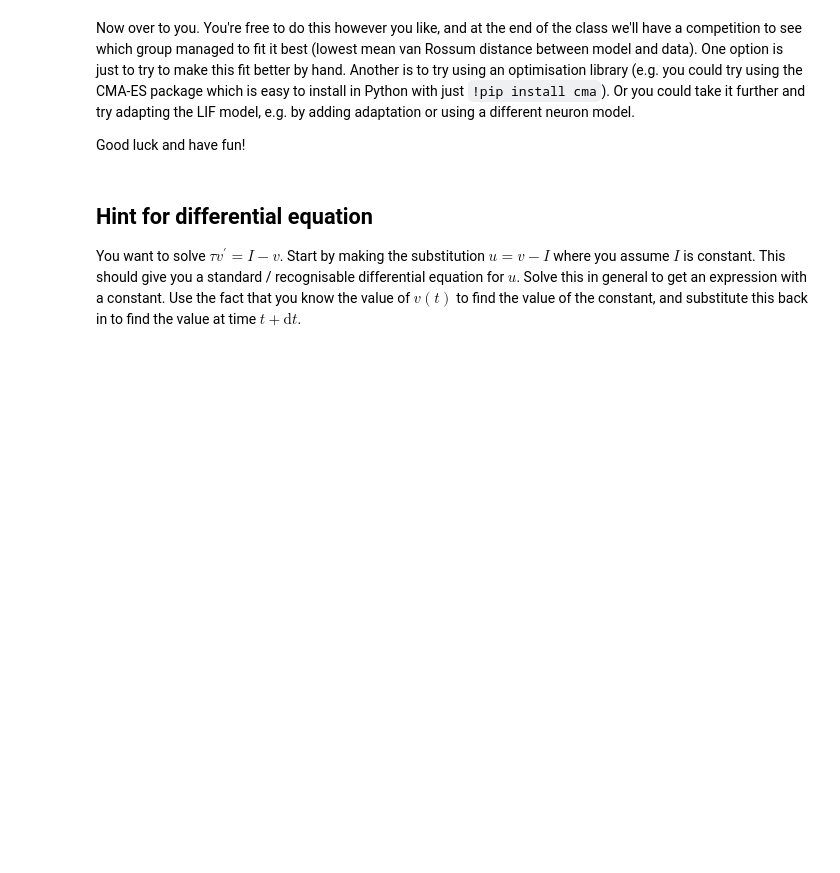
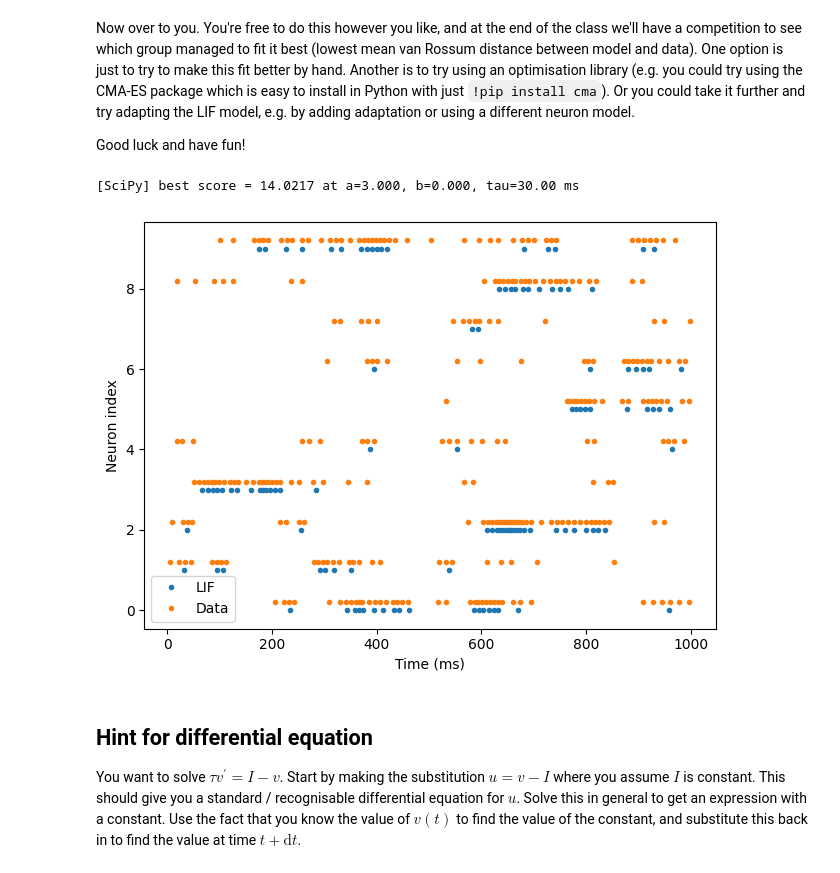
Before and after one commit to danica-yang-star/neurons, a Jupyter notebook: w1-neurons/w1-neurons.ipynb, the cells around one changed output. Drawn from its saved outputs; the diff is of its cells as text; code cells hidden in the pictures; blank space fills up the shorter version.

```diff
--- a/w1-neurons/w1-neurons.ipynb
+++ b/w1-neurons/w1-neurons.ipynb
@@ -194,6 +194,51 @@ eval_LIF(state_I, spike_t, spike_i, a=3, b=0, tau_ms=50, do_plot=True)
 Now over to you. You're free to do this however you like, and at the end of the class we'll have a competition to see which group managed to fit it best (lowest mean van Rossum distance between model and data). One option is just to try to make this fit better by hand. Another is to try using an optimisation library (e.g. you could try using the CMA-ES package which is easy to install in Python with just ``!pip install cma``). Or you could take it further and try adapting the LIF model, e.g. by adding adaptation or using a different neuron model.
 
 Good luck and have fun!
+# %%
+import numpy as np
+
+def LIF(I, tau=10.0, threshold=1.0, reset=0.0, dt=0.1, V0=0.0):
+    """
+    I : 1D numpy array, I[k] = I(k*dt)
+    tau (ms), threshold, reset, dt (ms)
+    returns: V_rec (len(I)), spike_times (in ms)
+    """
+    num_steps = len(I)
+    V_rec = np.zeros(num_steps)
+    spikes = []
+    V = V0
+    alpha = np.exp(-dt / tau)  # exact update factor
+
+    for k in range(num_steps):
+        V_rec[k] = V
+        V = V * alpha + I[k] * (1.0 - alpha)   # V_{k+1} = V_k e^{-dt/tau} + I_k(1-e^{-dt/tau})
+        if V > threshold:
+            spikes.append((k + 1) * dt)        # spike at end of step
+            V = reset
+    return V_rec, np.array(spikes)
+
+!pip -q install scipy
+from scipy.optimize import minimize
+
+# 目标函数：最小化 mean van Rossum distance
+def objective(x):
+    log_tau, a, b = x
+    tau_ms = float(np.exp(log_tau))   # 保证 tau>0
+    return eval_LIF(state_I, spike_t, spike_i, a=a, b=b, tau_ms=tau_ms, do_plot=False)
+
+x0 = np.array([np.log(30.0), 3.0, 0.0])                 # 初始点
+bounds = [(np.log(3.0), np.log(300.0)), (0.0, 10.0), (-5.0, 5.0)]  # 合理范围
+
+res = minimize(objective, x0, method='L-BFGS-B', bounds=bounds, options=dict(maxiter=200))
+opt_log_tau, opt_a, opt_b = res.x
+opt_tau = float(np.exp(opt_log_tau))
+print(f"[SciPy] best score = {res.fun:.4f} at a={opt_a:.3f}, b={opt_b:.3f}, tau={opt_tau:.2f} ms")
+
+# 画最佳结果
+_ = eval_LIF(state_I, spike_t, spike_i, a=opt_a, b=opt_b, tau_ms=opt_tau, do_plot=True)
+# %% [output]
+[SciPy] best score = 14.0217 at a=3.000, b=0.000, tau=30.00 ms
+[figure, added]
 # %% [markdown]
 ## Hint for differential equation
 
```
Also changed, not shown: parts of 1 cell of this notebook.
